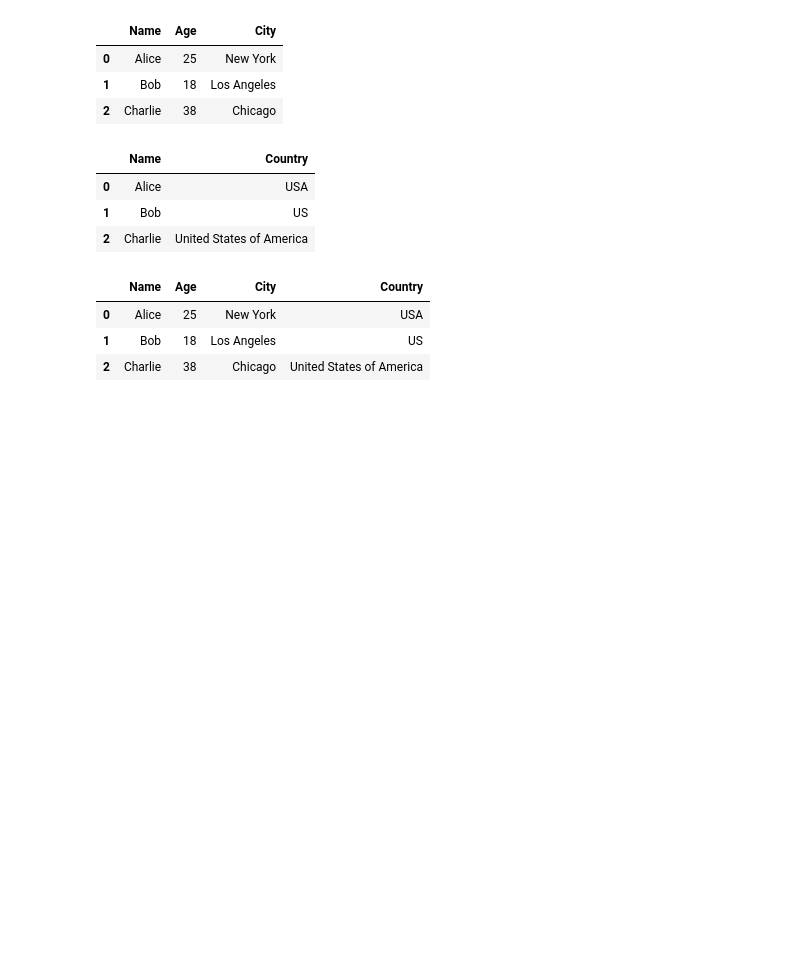
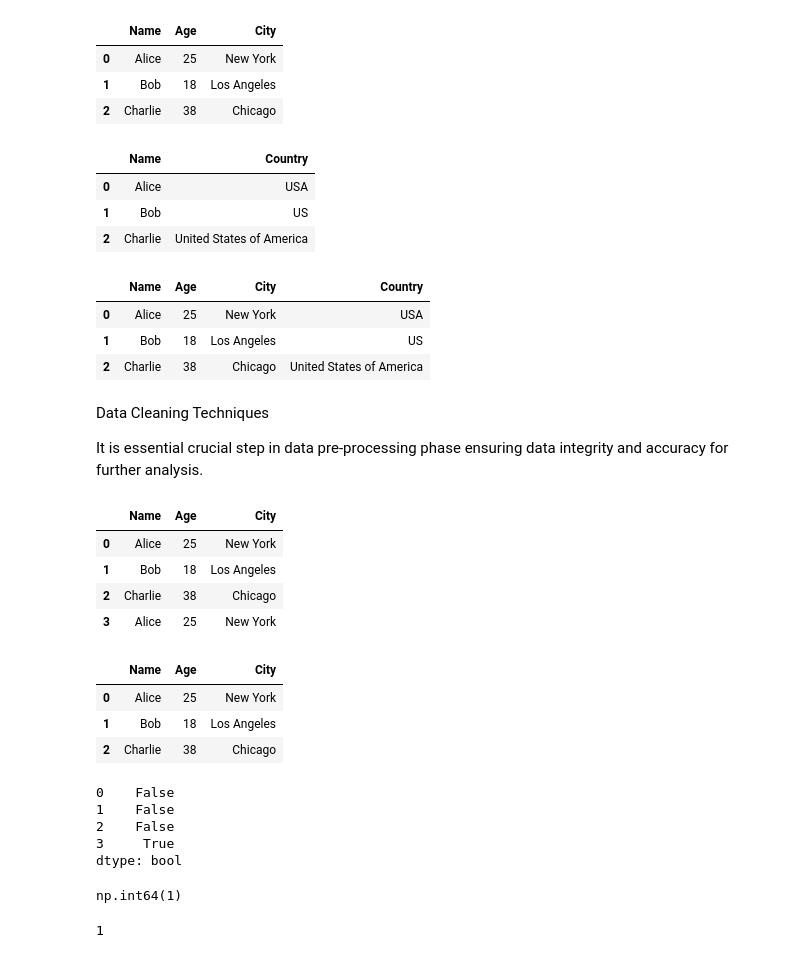
Before and after one commit to srinivasskc/my_datascience_journal, a Jupyter notebook: pandas_notebook.ipynb, the cells around one changed output. Drawn from its saved outputs; the diff is of its cells as text; code cells hidden in the pictures; blank space fills up the shorter version.

```diff
--- a/pandas_notebook.ipynb
+++ b/pandas_notebook.ipynb
@@ -1325,3 +1325,52 @@ pd.merge(pd_m1, pd_m2, on="Name")
 | 0 | Alice | 25 | New York | USA |
 | 1 | Bob | 18 | Los Angeles | US |
 | 2 | Charlie | 38 | Chicago | United States of America |
+# %% [markdown]
+Data Cleaning Techniques
+
+It is essential crucial step in data pre-processing phase
+ensuring data integrity and accuracy for further analysis.
+# %%
+# Removing duplicate rows from DataFrame
+
+data = {"Name": ["Alice", "Bob", "Charlie", "Alice"],
+        "Age": [25, 18, 38, 25],
+        "City": ["New York", "Los Angeles", "Chicago", "New York"]}
+# %%
+df_dupl = pd.DataFrame(data)
+
+df_dupl
+# %% [output]
+|  | Name | Age | City |
+| 0 | Alice | 25 | New York |
+| 1 | Bob | 18 | Los Angeles |
+| 2 | Charlie | 38 | Chicago |
+| 3 | Alice | 25 | New York |
+# %%
+# Duplicates are removed based on all rows by default using drop_duplicates method.
+
+df_dupl.drop_duplicates()
+# %% [output]
+|  | Name | Age | City |
+| 0 | Alice | 25 | New York |
+| 1 | Bob | 18 | Los Angeles |
+| 2 | Charlie | 38 | Chicago |
+# %%
+df_dupl.duplicated()
+# This returns a Series indicating whether each row is a duplicate (True) or not (False).
+# %% [output]
+0    False
+1    False
+2    False
+3     True
+dtype: bool
+# %%
+df_dupl.duplicated().sum()
+# This returns the total count of duplicate rows in the DataFrame.
+# %% [output]
+np.int64(1)
+# %%
+int(df_dupl.duplicated().sum())
+# This converts the count of duplicate rows to an integer from numpy integer type.
+# %% [output]
+1
```
Also changed, not shown: parts of 17 cells of this notebook.
